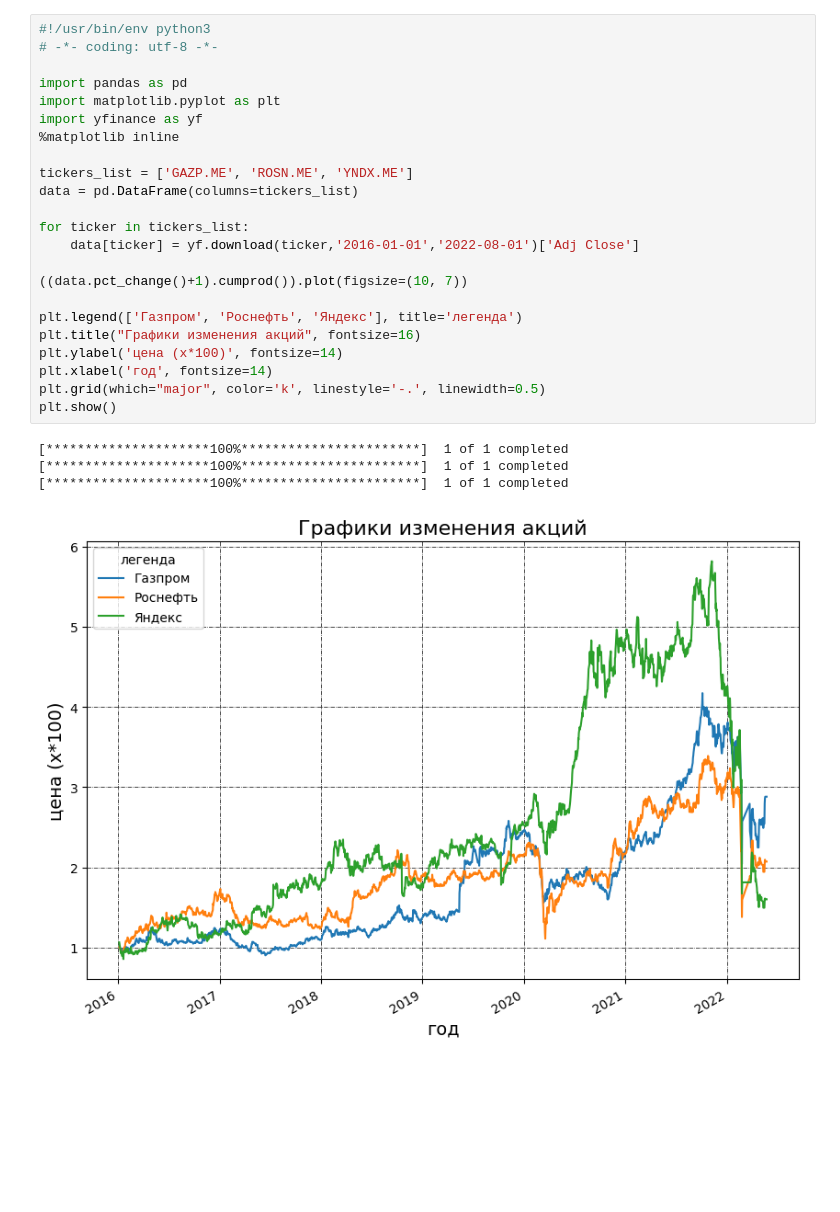
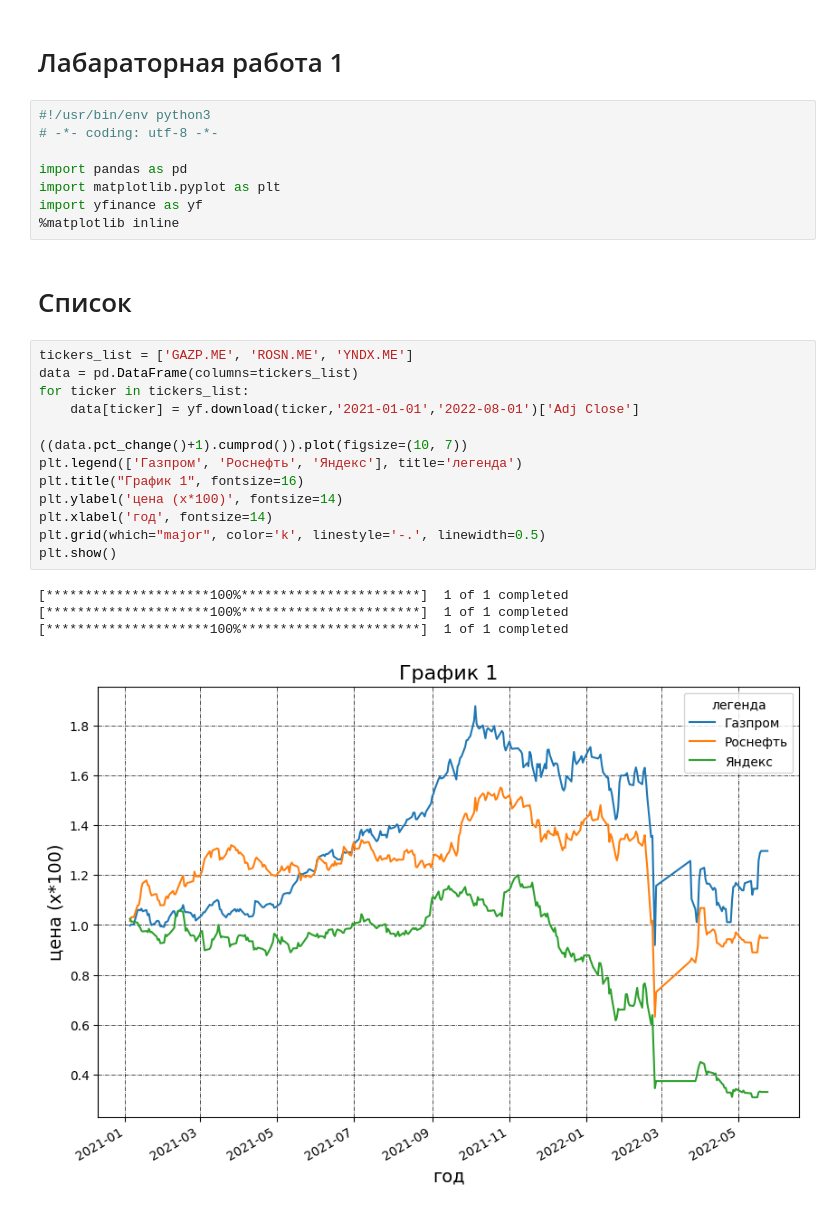
Before and after one commit to Kirpo97/Python_labs, a Jupyter notebook: lab_1/laba1.ipynb, the cells around one changed output. Drawn from its saved outputs; the diff is of its cells as text; blank space fills up the shorter version.

```diff
--- a/lab_1/laba1.ipynb
+++ b/lab_1/laba1.ipynb
@@ -1,28 +1,30 @@
+# %% [markdown]
+# Лабараторная работа 1
+# %%
+#!/usr/bin/env python3
+# -*- coding: utf-8 -*-
+
+import pandas as pd
+import matplotlib.pyplot as plt
+import yfinance as yf
+%matplotlib inline
+# %% [markdown]
+# Cписок
 # %%
-#!/usr/bin/env python3
-# -*- coding: utf-8 -*-
-
-import pandas as pd
-import matplotlib.pyplot as plt
-import yfinance as yf
-%matplotlib inline
-
 tickers_list = ['GAZP.ME', 'ROSN.ME', 'YNDX.ME']
 data = pd.DataFrame(columns=tickers_list)
-
 for ticker in tickers_list:
-    data[ticker] = yf.download(ticker,'2016-01-01','2022-08-01')['Adj Close']
+    data[ticker] = yf.download(ticker,'2021-01-01','2022-08-01')['Adj Close']
 
 ((data.pct_change()+1).cumprod()).plot(figsize=(10, 7))
-
 plt.legend(['Газпром', 'Роснефть', 'Яндекс'], title='легенда')
-plt.title("Графики изменения акций", fontsize=16)
+plt.title("График 1", fontsize=16)
 plt.ylabel('цена (x*100)', fontsize=14)
 plt.xlabel('год', fontsize=14)
 plt.grid(which="major", color='k', linestyle='-.', linewidth=0.5)
 plt.show()
 # %% [output]
 [*********************100%***********************]  1 of 1 completed
 [*********************100%***********************]  1 of 1 completed
 [*********************100%***********************]  1 of 1 completed
-[figure, old version]
+[figure, new version]
```
Also changed, not shown: parts of 6 cells of this notebook, 5 other files.
